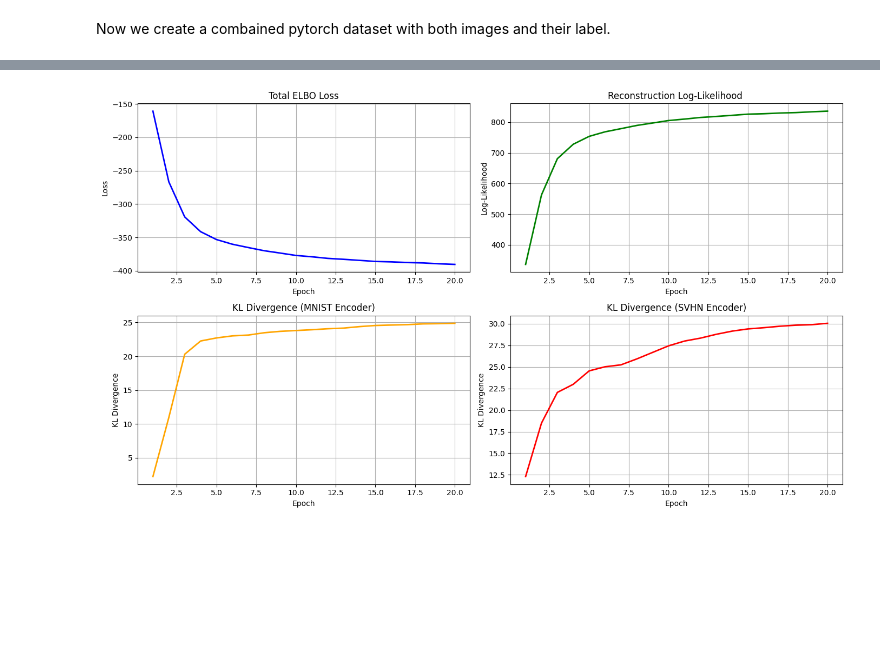
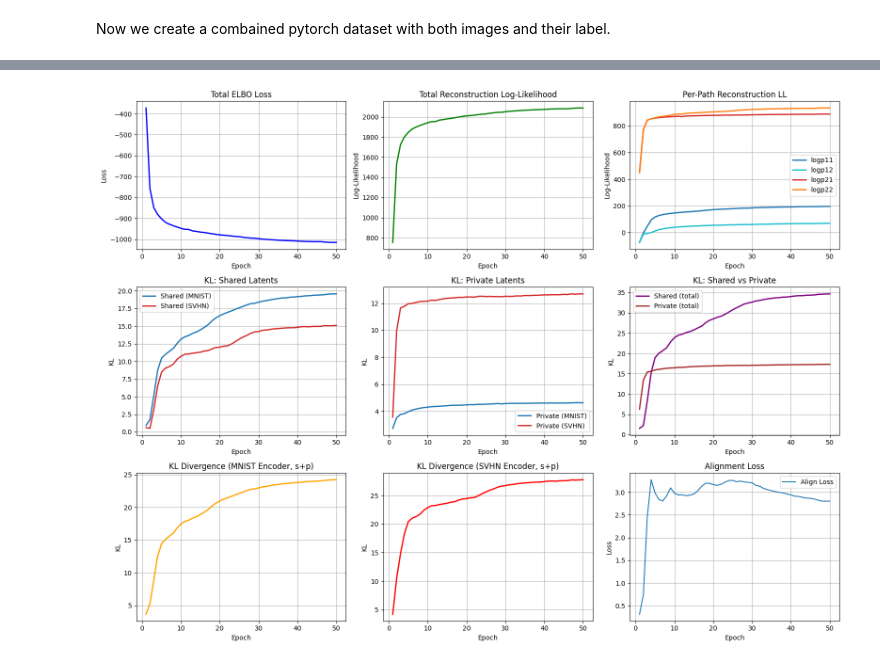
Before and after one commit to alvarodca/MLHealth, a Jupyter notebook: Lab1/training.ipynb, the cells around one changed output, grey strips where cells are left out. Drawn from its saved outputs; the diff is of its cells as text; code cells hidden in the pictures; blank space fills up the shorter version.

Commit message:
Shared Latent
Implemented a shared latent for better cross-generation. Improved architecture as well.
Slight improvements needed to improve image quality

```diff
--- a/Lab1/training.ipynb
+++ b/Lab1/training.ipynb
@@ -156,5 +179,5 @@ vae  = vae.to(device)
 # Training Loop
 dataloader = DataLoader(combined, batch_size=128, shuffle=True)
 
-history = vae.train_loop(dataloader, lr=1e-3, epochs=20, device=device)
+history = vae.train_loop(dataloader, lr=3e-4, epochs=50, device=device)
 # %% [output]
@@ -186,38 +206,67 @@ torch.save(vae.state_dict(), weight_path)
 # %%
 # Plotting training losses
 epochs_range = range(1, len(history["elbo"]) + 1)
 
-plt.figure(figsize=(14, 8))
+plt.figure(figsize=(16, 12))
 
-plt.subplot(2, 2, 1)
+# ELBO loss
+plt.subplot(3, 3, 1)
 plt.plot(epochs_range, history["elbo"], color="blue", linewidth=2)
 plt.title("Total ELBO Loss")
-plt.xlabel("Epoch")
-plt.ylabel("Loss")
-plt.grid(True)
+plt.xlabel("Epoch"); plt.ylabel("Loss"); plt.grid(True)
 
-plt.subplot(2, 2, 2)
+# Total Reconstruction
+plt.subplot(3, 3, 2)
 plt.plot(epochs_range, history["rec"], color="green", linewidth=2)
-plt.title("Reconstruction Log-Likelihood ")
-plt.xlabel("Epoch")
-plt.ylabel("Log-Likelihood")
-plt.grid(True)
+plt.title("Total Reconstruction Log-Likelihood")
+plt.xlabel("Epoch"); plt.ylabel("Log-Likelihood"); plt.grid(True)
 
-plt.subplot(2, 2, 3)
+# Log-likelihoods per path
+plt.subplot(3, 3, 3)
+for k, c in zip(["logp11", "logp12", "logp21", "logp22"], ["tab:blue", "tab:cyan", "tab:red", "tab:orange"]):
+    plt.plot(epochs_range, history[k], label=k, color=c, linewidth=2)
+plt.title("Per-Path Reconstruction LL")
+plt.xlabel("Epoch"); plt.ylabel("Log-Likelihood"); plt.legend(); plt.grid(True)
+
+# Shared KLs
+plt.subplot(3, 3, 4)
+plt.plot(epochs_range, history["kl_s1"], label="Shared (MNIST)", color="tab:blue", linewidth=2)
+plt.plot(epochs_range, history["kl_s2"], label="Shared (SVHN)", color="tab:red", linewidth=2)
+plt.title("KL: Shared Latents")
+plt.xlabel("Epoch"); plt.ylabel("KL"); plt.legend(); plt.grid(True)
+
+# Private KLs
+plt.subplot(3, 3, 5)
+plt.plot(epochs_range, history["kl_p1"], label="Private (MNIST)", color="tab:blue", linewidth=2)
+plt.plot(epochs_range, history["kl_p2"], label="Private (SVHN)", color="tab:red", linewidth=2)
+plt.title("KL: Private Latents")
+plt.xlabel("Epoch"); plt.ylabel("KL"); plt.legend(); plt.grid(True)
+
+# Shared vs private totals
+plt.subplot(3, 3, 6)
+plt.plot(epochs_range, history["kl_shared"], label="Shared (total)", color="purple", linewidth=2)
+plt.plot(epochs_range, history["kl_private"], label="Private (total)", color="brown", linewidth=2)
+plt.title("KL: Shared vs Private")
+plt.xlabel("Epoch"); plt.ylabel("KL"); plt.legend(); plt.grid(True)
+
+# KL Totals
+plt.subplot(3, 3, 7)
 plt.plot(epochs_range, history["kl1"], color="orange", linewidth=2)
-plt.title("KL Divergence (MNIST Encoder)")
-plt.xlabel("Epoch")
-plt.ylabel("KL Divergence")
-plt.grid(True)
+plt.title("KL Divergence (MNIST Encoder, s+p)")
+plt.xlabel("Epoch"); plt.ylabel("KL"); plt.grid(True)
 
-plt.subplot(2, 2, 4)
+plt.subplot(3, 3, 8)
 plt.plot(epochs_range, history["kl2"], color="red", linewidth=2)
-plt.title("KL Divergence (SVHN Encoder)")
-plt.xlabel("Epoch")
-plt.ylabel("KL Divergence")
-plt.grid(True)
+plt.title("KL Divergence (SVHN Encoder, s+p)")
+plt.xlabel("Epoch"); plt.ylabel("KL"); plt.grid(True)
+
+# Align Loss
+plt.subplot(3,3,9)
+plt.plot(epochs_range, history["align"], label="Align Loss")
+plt.title("Alignment Loss")
+plt.xlabel("Epoch"); plt.ylabel("Loss"); plt.legend(); plt.grid(True)
 
 plt.tight_layout()
 plt.show()
 # %% [output]
-[figure, old version]
+[figure, new version]
```
Also changed, not shown: parts of 7 cells of this notebook, 4 other files.
